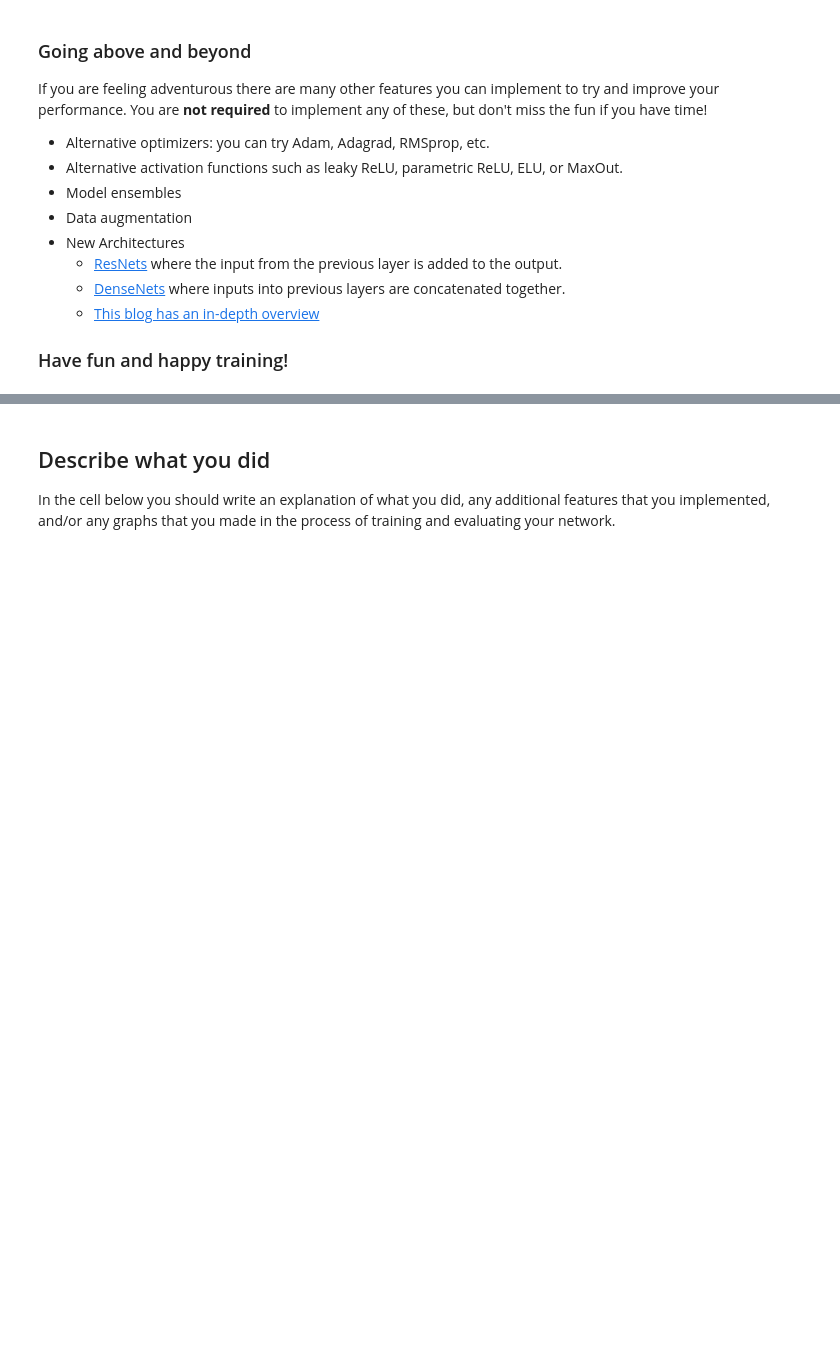
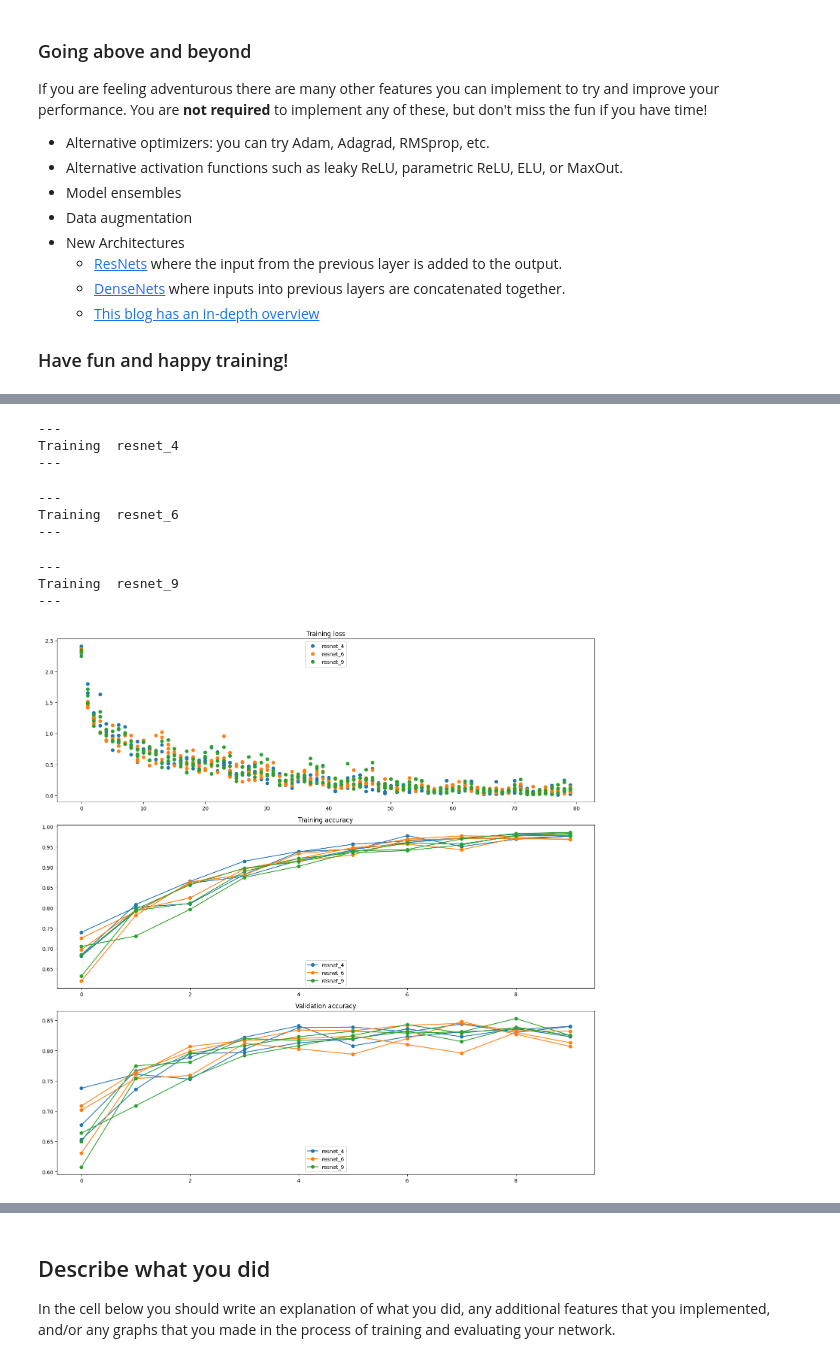
Before and after one commit to burichh/CS231n, a Jupyter notebook: assignment2/PyTorch.ipynb, the cells around one changed output, grey strips where cells are left out. Saved outputs shown, nothing was run; the diff lists cells and outputs as text; code cells hidden in the pictures; blank space fills up the shorter version.

```diff
--- a/assignment2/PyTorch.ipynb
+++ b/assignment2/PyTorch.ipynb
@@ -1328,0 +1115,29 @@ plt.show()
+# %%
+def make_resnet_4():
+    return ModelResidualConvLinear(num_of_residual_convs=4, num_of_linear=1)
+
+def make_resnet_6():
+    return ModelResidualConvLinear(num_of_residual_convs=6, num_of_linear=1)
+
+def make_resnet_9():
+    return ModelResidualConvLinear(num_of_residual_convs=9, num_of_linear=1)
+
+model_generators = {
+    'resnet_4': make_resnet_4,
+    'resnet_6': make_resnet_6,
+    'resnet_9': make_resnet_9
+}
+
+training_log_resnet = train(model_generators)
+plot_loss_and_accuracies(training_log_resnet)
+# %% [output]
+---
+Training  resnet_4
+---
+---
+Training  resnet_6
+---
+---
+Training  resnet_9
+---
+[figure, added]
```
Also changed, not shown: parts of 29 cells of this notebook, 4 other files.
